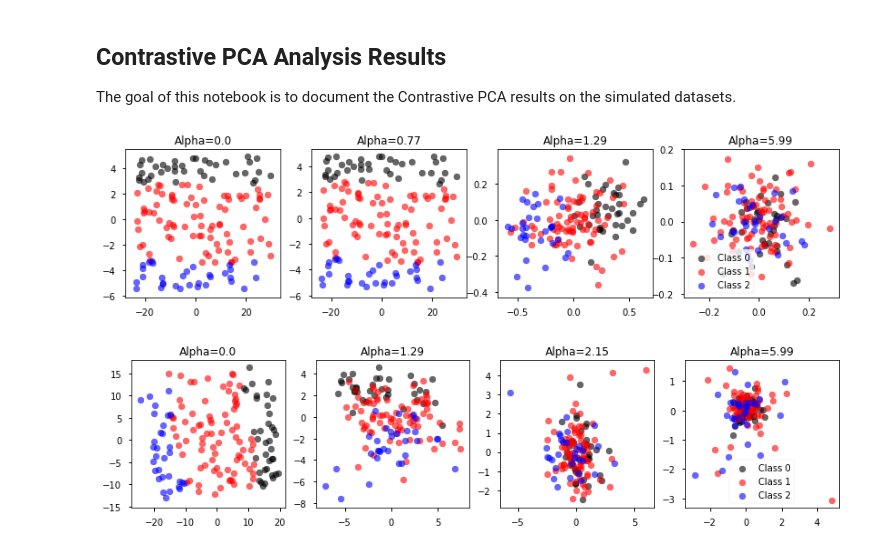
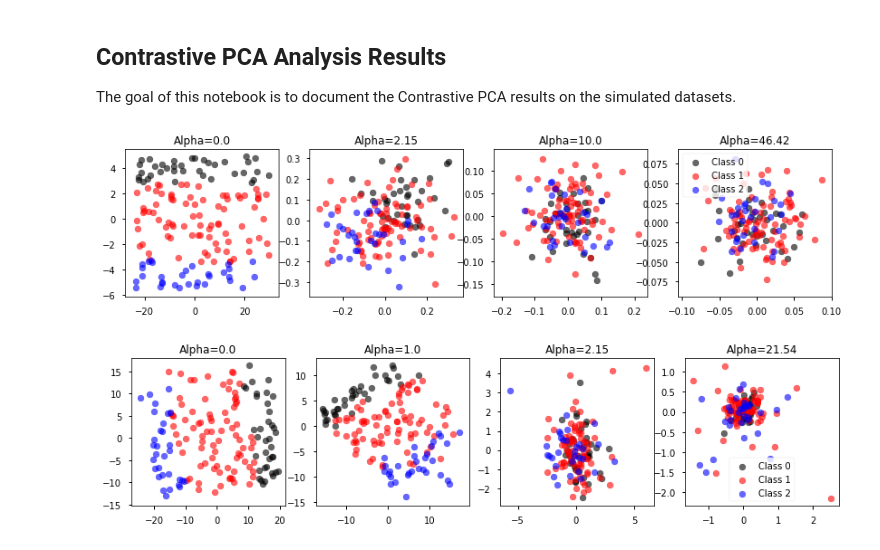
Before and after one commit to mjsiers/practice-data-cpcapaper, a Jupyter notebook: notebooks/results/02-cpca-analysis.ipynb, the cells around one changed output. Drawn from its saved outputs; the diff is of its cells as text; code cells hidden in the pictures.

```diff
--- a/notebooks/results/02-cpca-analysis.ipynb
+++ b/notebooks/results/02-cpca-analysis.ipynb
@@ -21,18 +20,18 @@ def load_data(filename):
 # %%
 _, Xback = load_data('./data/processed/ds0001-filtered-background.csv')
 ydata, Xdata = load_data('./data/processed/ds0001-filtered-train.csv')
 ylabels = LevelMulti(targetmin=0.2, targetmax=0.8).transform(ydata.copy())
 
 cpca = CPCA()
-Xpca = cpca.fit_transform(Xdata, Xback, plot=True, active_labels=ylabels, n_alphas=10, max_log_alpha=1, n_alphas_to_return=4)
+Xpca = cpca.fit_transform(Xdata, Xback, plot=True, active_labels=ylabels, n_alphas=10, max_log_alpha=2, n_alphas_to_return=4)
 # %% [output]
-[figure, old version]
+[figure, new version]
 # %%
 _, Xback = load_data('./data/processed/ds0001-baseline-background.csv')
 ydata, Xdata = load_data('./data/processed/ds0001-baseline-train.csv')
 ylabels = LevelMulti(targetmin=0.2, targetmax=0.8).transform(ydata.copy())
 
 cpca = CPCA()
-Xpca = cpca.fit_transform(Xdata, Xback, plot=True, active_labels=ylabels, n_alphas=10, max_log_alpha=1, n_alphas_to_return=4)
+Xpca = cpca.fit_transform(Xdata, Xback, plot=True, active_labels=ylabels, n_alphas=10, max_log_alpha=2, n_alphas_to_return=4)
 # %% [output]
-[figure, old version]
+[figure, new version]
```
Also changed, not shown: parts of 3 cells of this notebook, 1 other file.
